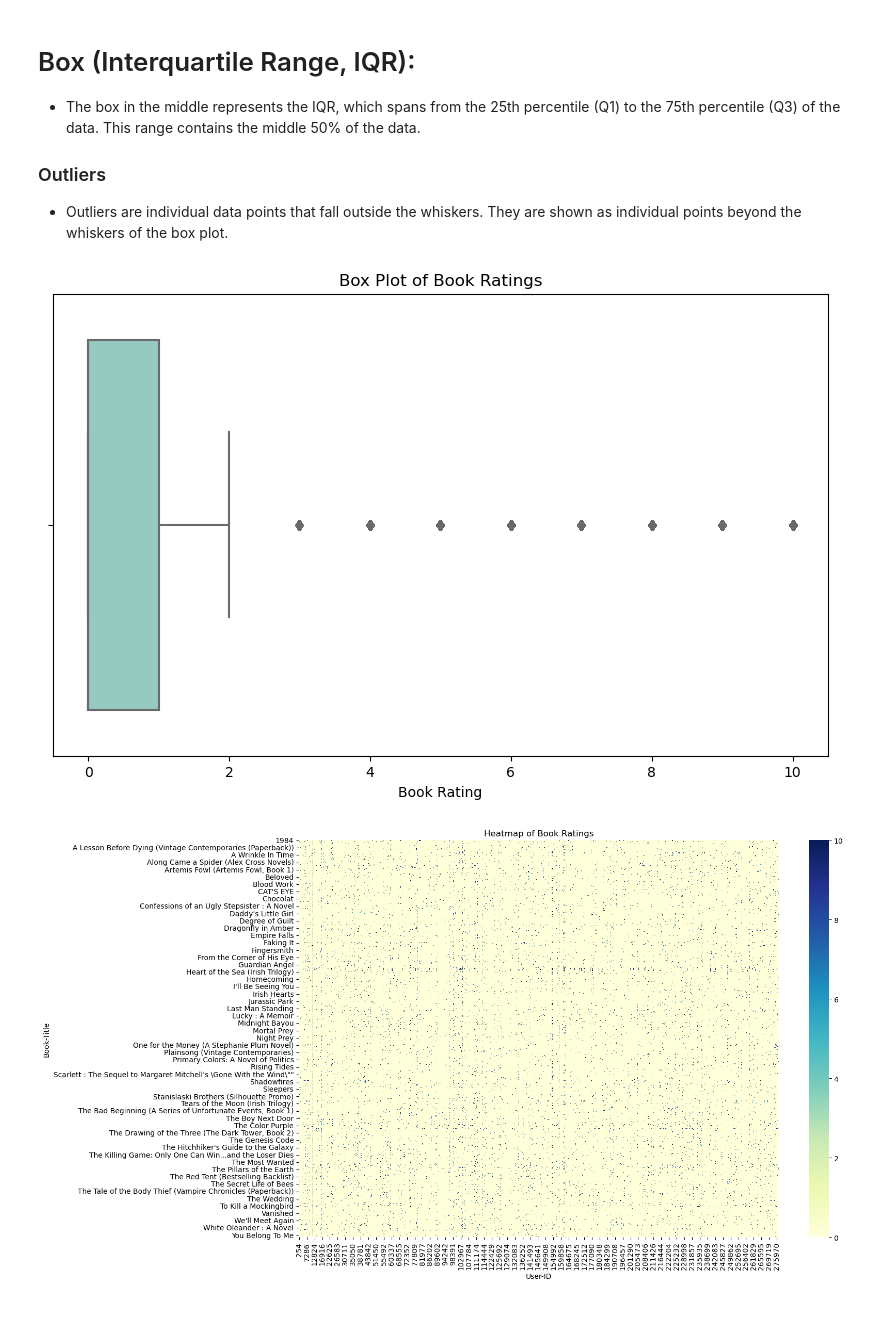
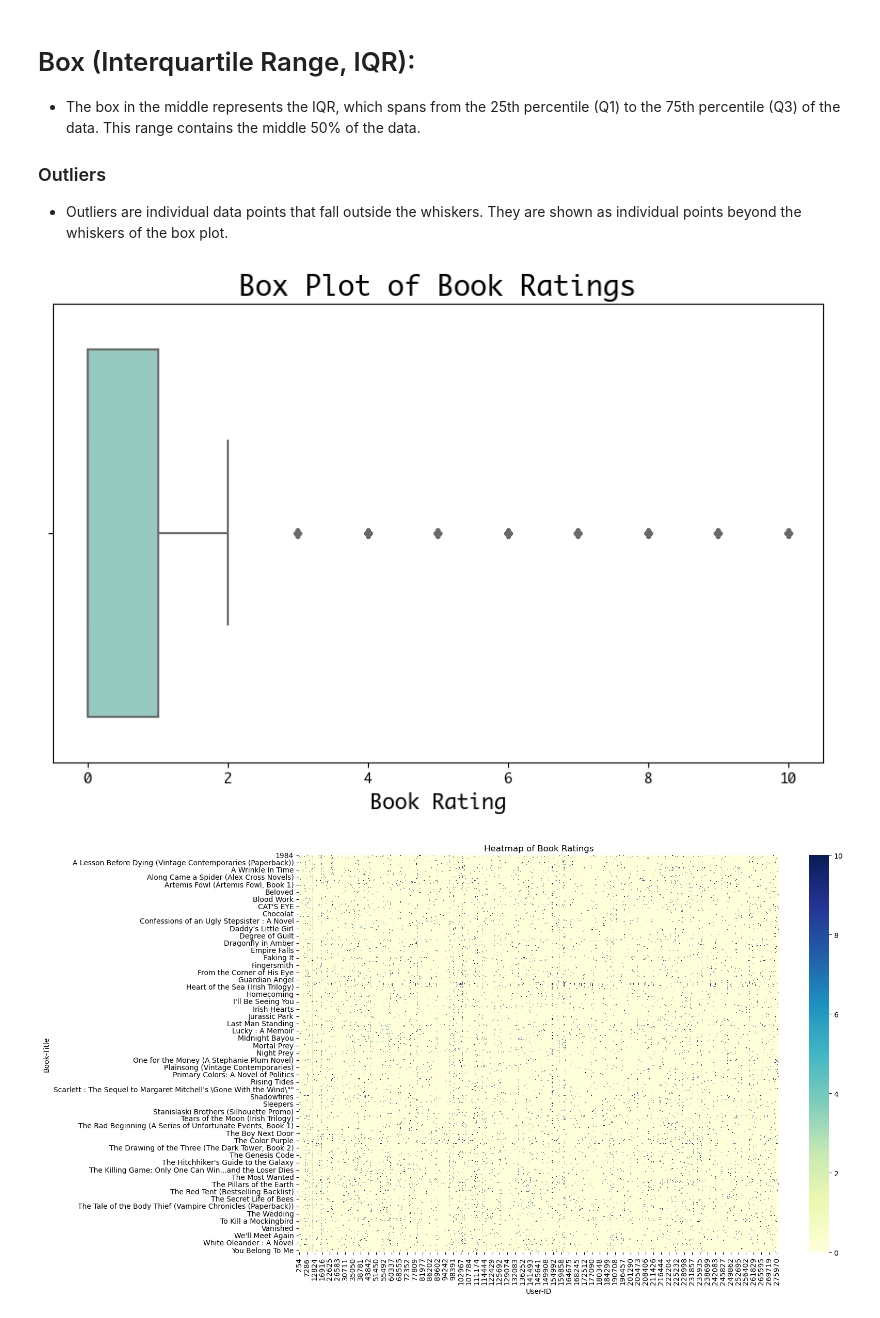
Before and after one commit to karkiayush/SynthBook, a Jupyter notebook: SynthbookMl/notebooks/data_visualization.ipynb, the cells around one changed output. Cells and saved outputs as stored; diff of their text form; code cells hidden in the pictures.

```diff
--- a/SynthbookMl/notebooks/data_visualization.ipynb
+++ b/SynthbookMl/notebooks/data_visualization.ipynb
@@ -41,11 +41,12 @@ pt.fillna(0, inplace=True)
 # Visualization code
 
 # Histogram of ratings per book
-plt.figure(figsize=(10, 6))
+plt.figure(figsize=(12, 6))
 ratings_per_book = final_filtered_rating.groupby("Book-Title")["Book-Rating"].count()
 sns.histplot(ratings_per_book, kde=False, bins=30, color="blue")
-plt.title("Distribution of Ratings per Book")
-plt.xlabel("Number of Ratings")
-plt.ylabel("Count of Books")
+plt.rcParams["font.family"] = "Monaco"
+plt.title("Distribution of Ratings per Book", fontsize=20)
+plt.xlabel("Number of Ratings", fontsize=15)
+plt.ylabel("Count of Books", fontsize=15)
 plt.show()
 # %% [output]
@@ -59,12 +62,13 @@ plt.show()
 # %%
 # Box plot of ratings
 plt.figure(figsize=(10, 6))
 sns.boxplot(x="Book-Rating", data=final_filtered_rating, palette="Set3")
-plt.title("Box Plot of Book Ratings")
-plt.xlabel("Book Rating")
+plt.rcParams["font.family"] = "Monaco"
+plt.title("Box Plot of Book Ratings", fontsize=20)
+plt.xlabel("Book Rating", fontsize=15)
 plt.show()
 # %% [output]
-[figure, old version]
+[figure, new version]
 # %%
 # Heatmap of the pivot table
 plt.figure(figsize=(15, 10))
```
Also changed, not shown: parts of 1 cell of this notebook, 2 other files.
